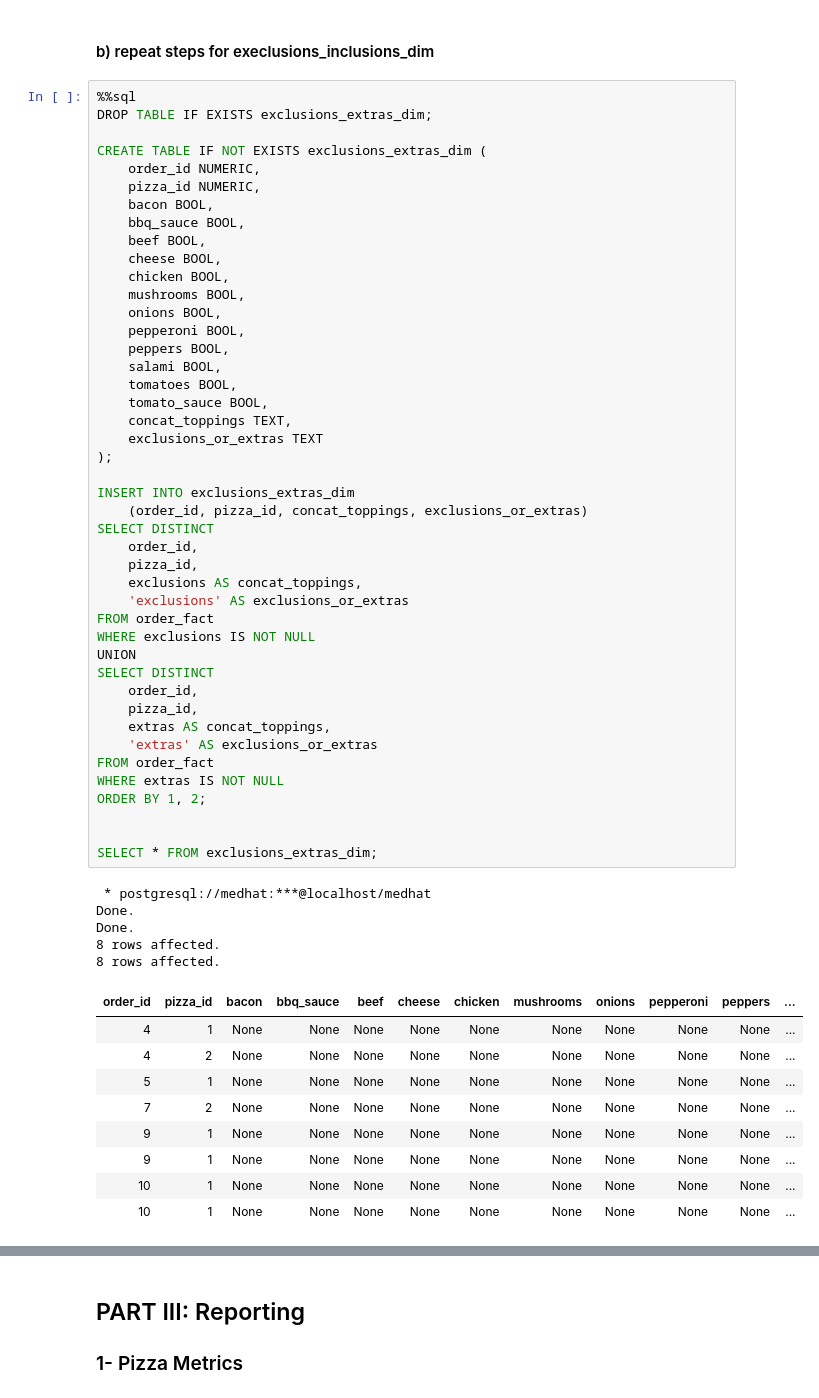
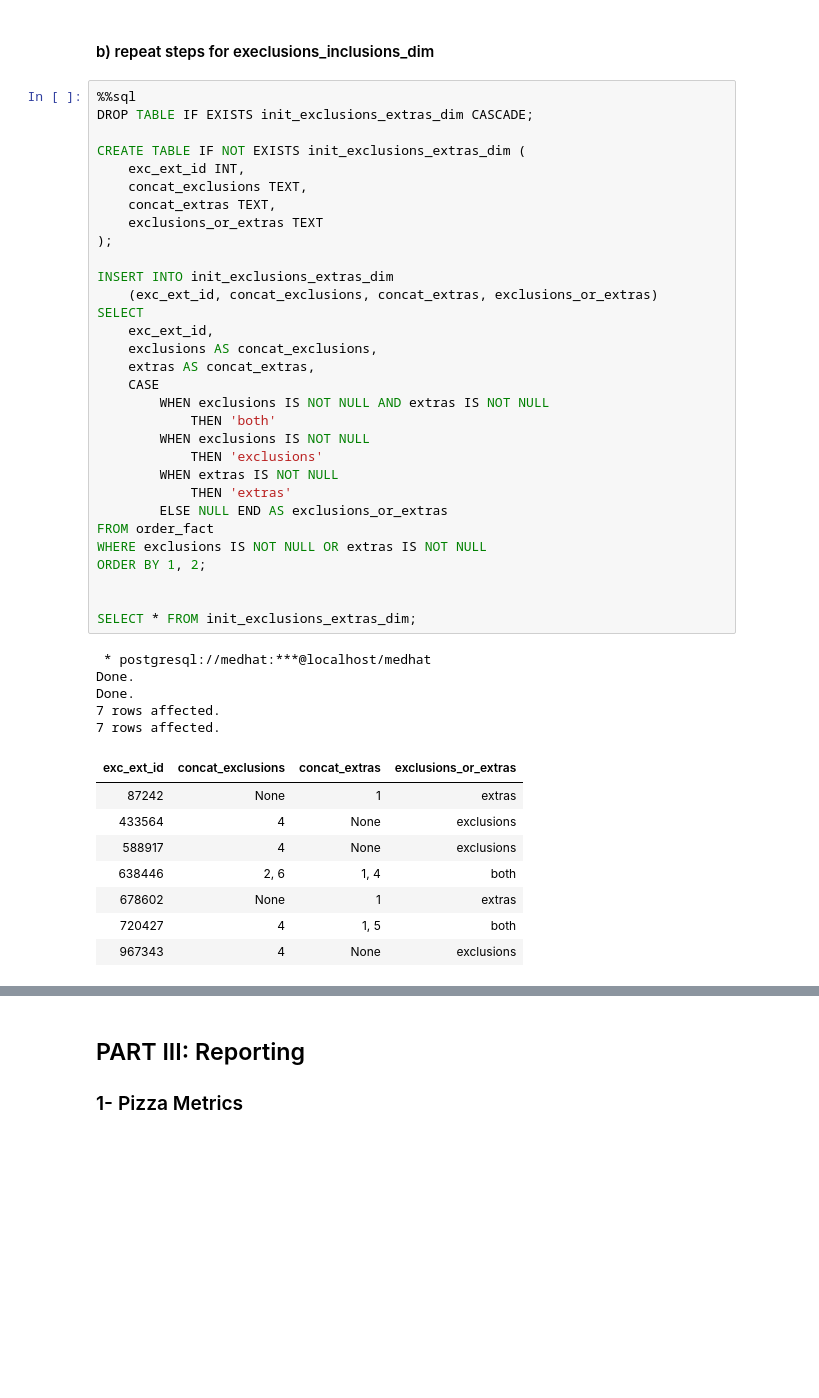
Before and after one commit to MEDHAT-ALHADDAD/Pizza_Runner, a Jupyter notebook: Case Study #2 - Pizza Runner.ipynb, the cells around one changed output, grey strips where cells are left out. Cells and saved outputs as stored; diff of their text form; blank space fills up the shorter version.

```diff
--- a/Case Study #2 - Pizza Runner.ipynb
+++ b/Case Study #2 - Pizza Runner.ipynb
@@ -693,60 +695,46 @@ Done.
 #### b) repeat steps for execlusions_inclusions_dim
 # %%
 %%sql
-DROP TABLE IF EXISTS exclusions_extras_dim;
+DROP TABLE IF EXISTS init_exclusions_extras_dim CASCADE;
 
-CREATE TABLE IF NOT EXISTS exclusions_extras_dim (
-    order_id NUMERIC,
-    pizza_id NUMERIC,
-    bacon BOOL,
-    bbq_sauce BOOL,
-    beef BOOL,
-    cheese BOOL,
-    chicken BOOL,
-    mushrooms BOOL,
-    onions BOOL,
-    pepperoni BOOL,
-    peppers BOOL,
-    salami BOOL,
-    tomatoes BOOL,
-    tomato_sauce BOOL,
-    concat_toppings TEXT,
+CREATE TABLE IF NOT EXISTS init_exclusions_extras_dim (
+    exc_ext_id INT,
+    concat_exclusions TEXT,
+    concat_extras TEXT,
     exclusions_or_extras TEXT
 );
 
-INSERT INTO exclusions_extras_dim
-    (order_id, pizza_id, concat_toppings, exclusions_or_extras)
-SELECT DISTINCT
-    order_id,
-    pizza_id,
-    exclusions AS concat_toppings,
-    'exclusions' AS exclusions_or_extras
+INSERT INTO init_exclusions_extras_dim
+    (exc_ext_id, concat_exclusions, concat_extras, exclusions_or_extras)
+SELECT
+    exc_ext_id,
+    exclusions AS concat_exclusions,
+    extras AS concat_extras,
+    CASE
+        WHEN exclusions IS NOT NULL AND extras IS NOT NULL
+            THEN 'both'
+        WHEN exclusions IS NOT NULL
+            THEN 'exclusions'
+        WHEN extras IS NOT NULL
+            THEN 'extras'
+        ELSE NULL END AS exclusions_or_extras
 FROM order_fact
-WHERE exclusions IS NOT NULL
-UNION
-SELECT DISTINCT
-    order_id,
-    pizza_id,
-    extras AS concat_toppings,
-    'extras' AS exclusions_or_extras
-FROM order_fact
-WHERE extras IS NOT NULL
+WHERE exclusions IS NOT NULL OR extras IS NOT NULL
 ORDER BY 1, 2;
 
 
-SELECT * FROM exclusions_extras_dim;
+SELECT * FROM init_exclusions_extras_dim;
 # %% [output]
  * postgresql://medhat:***@localhost/medhat
 Done.
 Done.
-8 rows affected.
-8 rows affected.
+7 rows affected.
+7 rows affected.
-| order_id | pizza_id | bacon | bbq_sauce | beef | cheese | chicken | mushrooms | onions | pepperoni | peppers | ... |
-| 4 | 1 | None | None | None | None | None | None | None | None | None | ... |
-| 4 | 2 | None | None | None | None | None | None | None | None | None | ... |
-| 5 | 1 | None | None | None | None | None | None | None | None | None | ... |
-| 7 | 2 | None | None | None | None | None | None | None | None | None | ... |
-| 9 | 1 | None | None | None | None | None | None | None | None | None | ... |
-| 9 | 1 | None | None | None | None | None | None | None | None | None | ... |
-| 10 | 1 | None | None | None | None | None | None | None | None | None | ... |
-| 10 | 1 | None | None | None | None | None | None | None | None | None | ... |
+| exc_ext_id | concat_exclusions | concat_extras | exclusions_or_extras |
+| 87242 | None | 1 | extras |
+| 433564 | 4 | None | exclusions |
+| 588917 | 4 | None | exclusions |
+| 638446 | 2, 6 | 1, 4 | both |
+| 678602 | None | 1 | extras |
+| 720427 | 4 | 1, 5 | both |
+| 967343 | 4 | None | exclusions |
```
Also changed, not shown: parts of 36 cells of this notebook, 5 other files.
